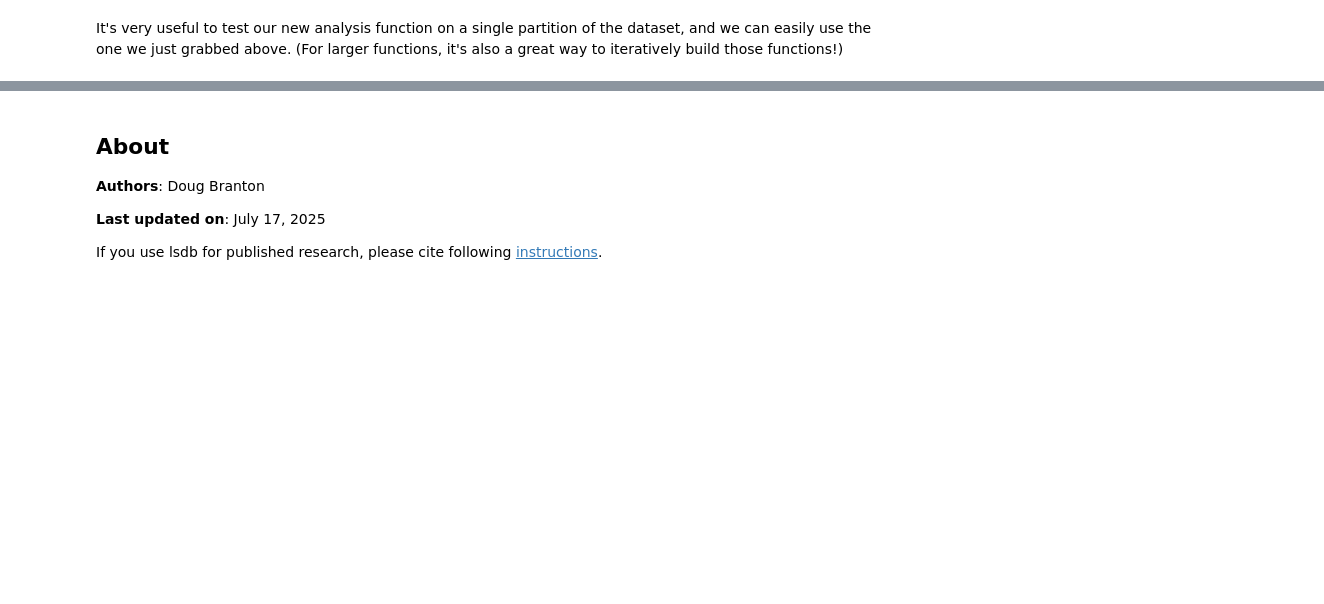
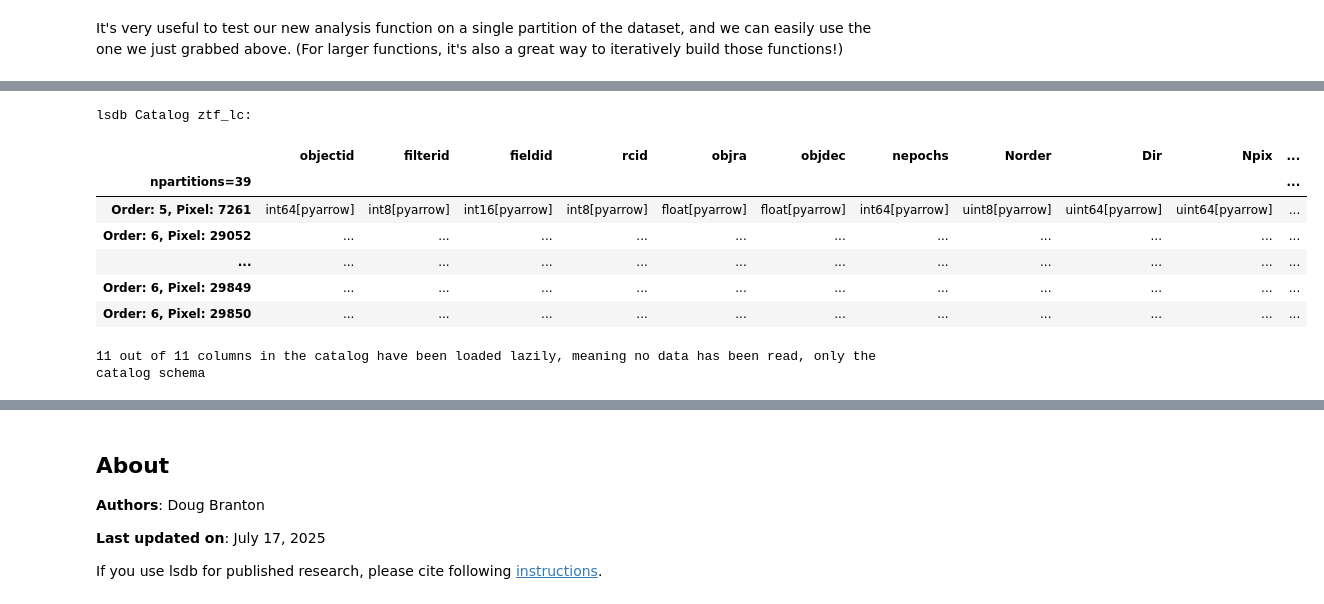
Before and after one commit to astronomy-commons/lsdb, a Jupyter notebook: docs/tutorials/pre_executed/scaling_workflows.ipynb, the cells around one changed output, grey strips where cells are left out. Cells and saved outputs as stored; diff of their text form; code cells hidden in the pictures; blank space fills up the shorter version.

```diff
--- a/docs/tutorials/pre_executed/scaling_workflows.ipynb
+++ b/docs/tutorials/pre_executed/scaling_workflows.ipynb
@@ -187,0 +162,15 @@ Below, we use this information to setup our cluster, allocating 4 workers with 2
+# %%
+# Load a small cone around our largest partition
+ztf_cat = lsdb.open_catalog("https://data.lsdb.io/hats/ztf_dr22", search_filter=lsdb.ConeSearch(288.0, -13.0, radius_arcsec=11000.0))
+ztf_cat = ztf_cat.nest_lists(list_columns=["hmjd", "mag", "magerr", "clrcoeff", "catflags"], name="lc")
+ztf_cat
+# %% [output]
+lsdb Catalog ztf_lc:
+|  | objectid | filterid | fieldid | rcid | objra | objdec | nepochs | Norder | Dir | Npix | ... |
+| npartitions=39 |  |  |  |  |  |  |  |  |  |  | ... |
+| Order: 5, Pixel: 7261 | int64[pyarrow] | int8[pyarrow] | int16[pyarrow] | int8[pyarrow] | float[pyarrow] | float[pyarrow] | int64[pyarrow] | uint8[pyarrow] | uint64[pyarrow] | uint64[pyarrow] | ... |
+| Order: 6, Pixel: 29052 | ... | ... | ... | ... | ... | ... | ... | ... | ... | ... | ... |
+| ... | ... | ... | ... | ... | ... | ... | ... | ... | ... | ... | ... |
+| Order: 6, Pixel: 29849 | ... | ... | ... | ... | ... | ... | ... | ... | ... | ... | ... |
+| Order: 6, Pixel: 29850 | ... | ... | ... | ... | ... | ... | ... | ... | ... | ... | ... |
+11 out of 11 columns in the catalog have been loaded lazily, meaning no data has been read, only the catalog schema
```
Also changed, not shown: parts of 23 cells of this notebook.
